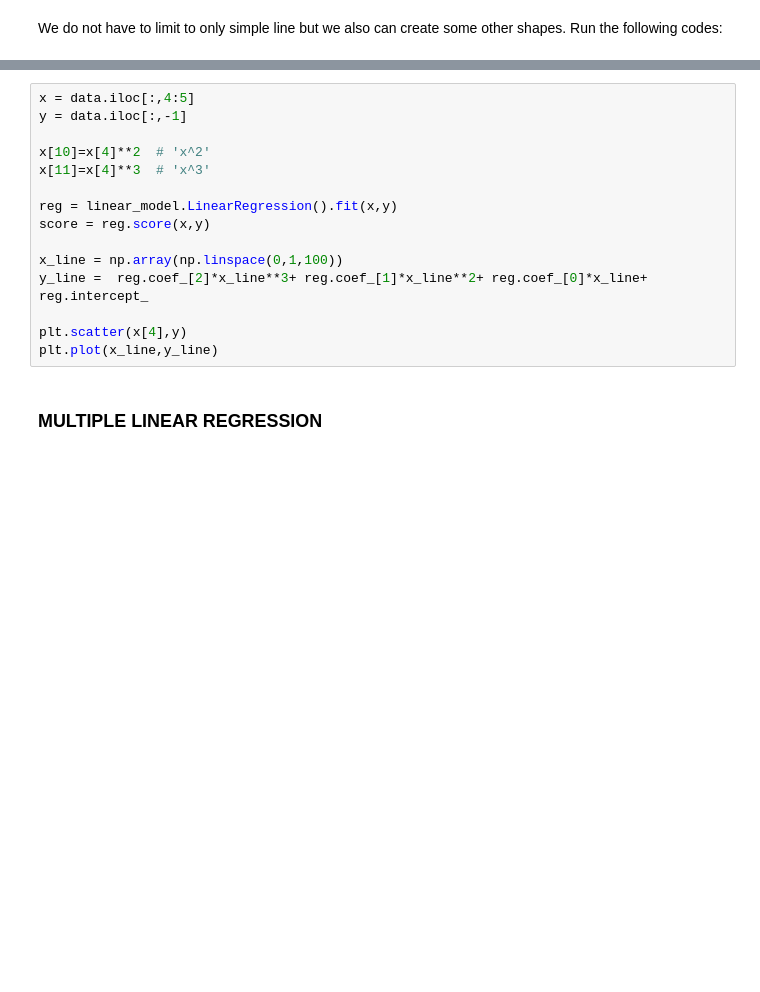
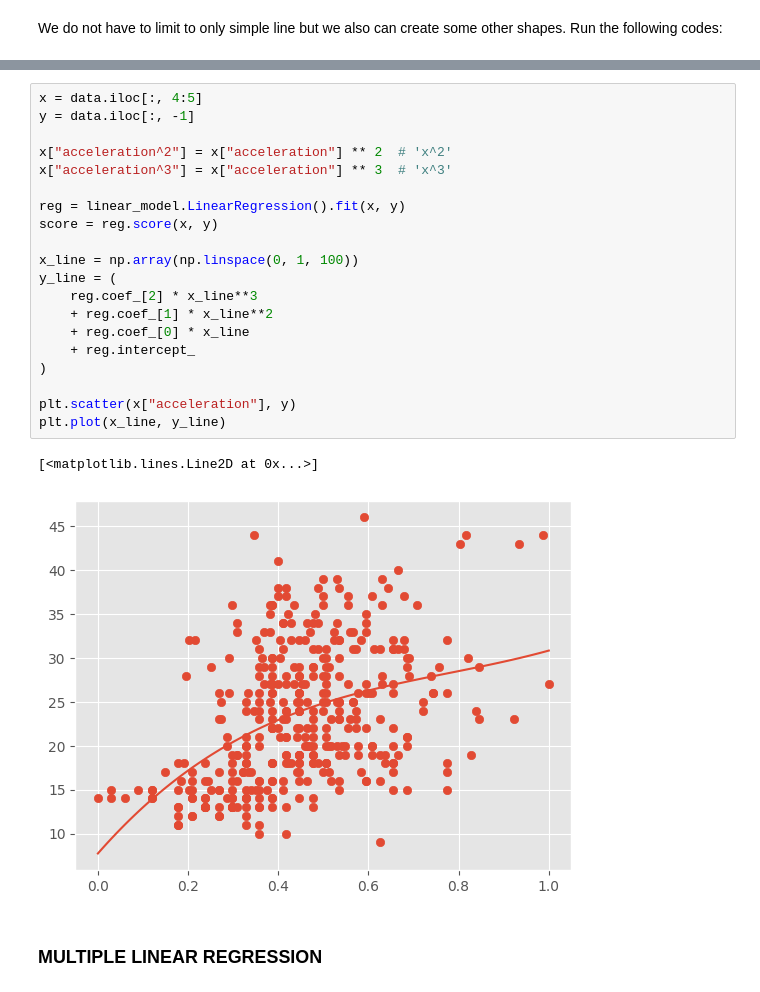
Before and after one commit to Michaszek224/wprowadzeniedosiecineuronowych, a Jupyter notebook: ml6/regression.ipynb, the cells around one changed output, grey strips where cells are left out. Drawn from its saved outputs; the diff is of its cells as text; blank space fills up the shorter version.

```diff
--- a/ml6/regression.ipynb
+++ b/ml6/regression.ipynb
@@ -67,18 +133,26 @@ plt.plot(x_line,y_line)
 # %%
-x = data.iloc[:,4:5]
-y = data.iloc[:,-1]
+x = data.iloc[:, 4:5]
+y = data.iloc[:, -1]
 
-x[10]=x[4]**2  # 'x^2'
-x[11]=x[4]**3  # 'x^3'
+x["acceleration^2"] = x["acceleration"] ** 2  # 'x^2'
+x["acceleration^3"] = x["acceleration"] ** 3  # 'x^3'
 
-reg = linear_model.LinearRegression().fit(x,y)
-score = reg.score(x,y)
+reg = linear_model.LinearRegression().fit(x, y)
+score = reg.score(x, y)
 
-x_line = np.array(np.linspace(0,1,100))
-y_line =  reg.coef_[2]*x_line**3+ reg.coef_[1]*x_line**2+ reg.coef_[0]*x_line+ reg.intercept_
+x_line = np.array(np.linspace(0, 1, 100))
+y_line = (
+    reg.coef_[2] * x_line**3
+    + reg.coef_[1] * x_line**2
+    + reg.coef_[0] * x_line
+    + reg.intercept_
+)
 
-plt.scatter(x[4],y)
-plt.plot(x_line,y_line)
+plt.scatter(x["acceleration"], y)
+plt.plot(x_line, y_line)
+# %% [output]
+[<matplotlib.lines.Line2D at 0x...>]
+[figure, added]
 # %% [markdown]
 ### MULTIPLE LINEAR REGRESSION
 # %% [markdown]
```
Also changed, not shown: parts of 31 cells of this notebook, 4 other files.
